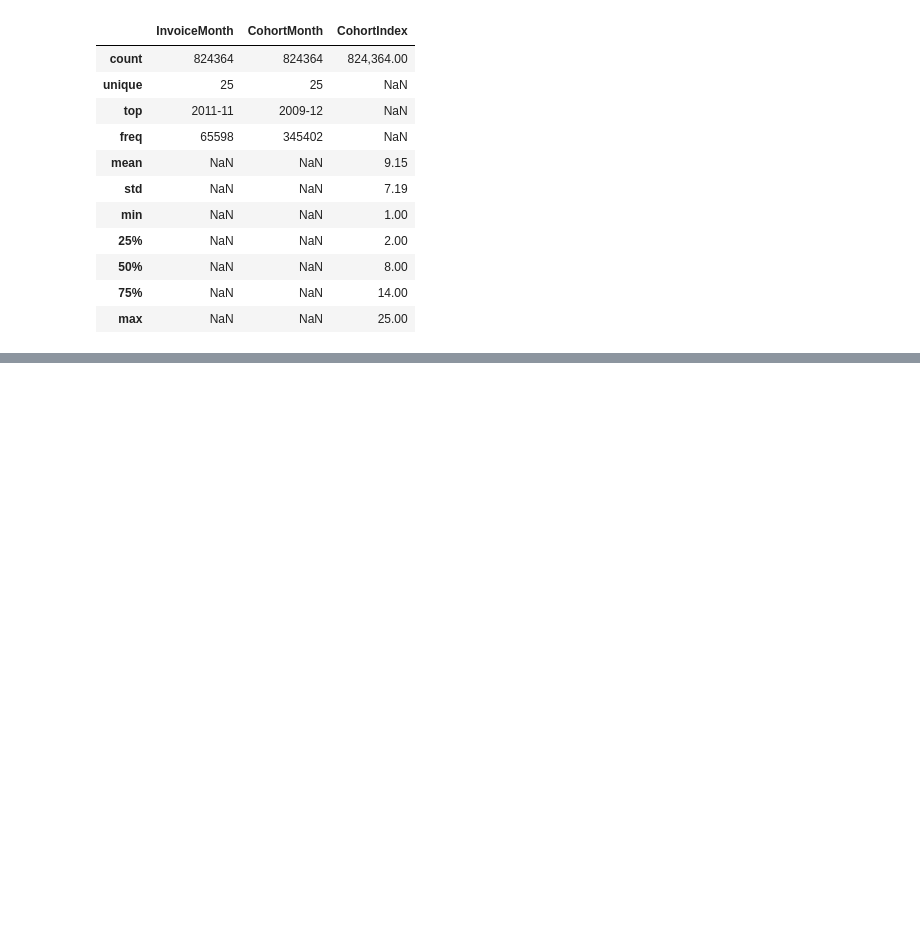
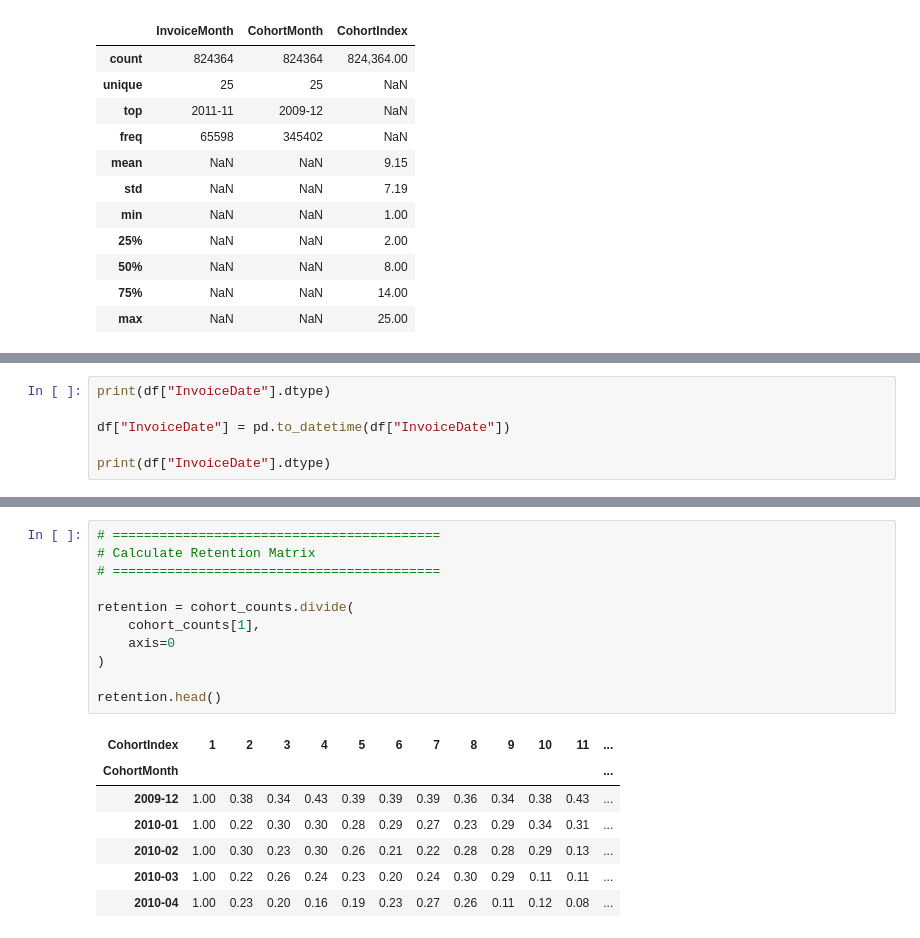
Before and after one commit to Tamoze/SaaS-ECommerce-Cohort-Retention-CLTV-Analysis, a Jupyter notebook: notebooks/02_cohort_analysis.ipynb, the cells around one changed output, grey strips where cells are left out. Drawn from its saved outputs; the diff is of its cells as text; blank space fills up the shorter version.

```diff
--- a/notebooks/02_cohort_analysis.ipynb
+++ b/notebooks/02_cohort_analysis.ipynb
@@ -233,0 +248,6 @@ Maximum Cohort Index: 25
+# %%
+print(df["InvoiceDate"].dtype)
+
+df["InvoiceDate"] = pd.to_datetime(df["InvoiceDate"])
+
+print(df["InvoiceDate"].dtype)
@@ -233,0 +483,19 @@ Maximum Cohort Index: 25
+# %%
+# ==========================================
+# Calculate Retention Matrix
+# ==========================================
+
+retention = cohort_counts.divide(
+    cohort_counts[1],
+    axis=0
+)
+
+retention.head()
+# %% [output]
+| CohortIndex | 1 | 2 | 3 | 4 | 5 | 6 | 7 | 8 | 9 | 10 | 11 | ... |
+| CohortMonth |  |  |  |  |  |  |  |  |  |  |  | ... |
+| 2009-12 | 1.00 | 0.38 | 0.34 | 0.43 | 0.39 | 0.39 | 0.39 | 0.36 | 0.34 | 0.38 | 0.43 | ... |
+| 2010-01 | 1.00 | 0.22 | 0.30 | 0.30 | 0.28 | 0.29 | 0.27 | 0.23 | 0.29 | 0.34 | 0.31 | ... |
+| 2010-02 | 1.00 | 0.30 | 0.23 | 0.30 | 0.26 | 0.21 | 0.22 | 0.28 | 0.28 | 0.29 | 0.13 | ... |
+| 2010-03 | 1.00 | 0.22 | 0.26 | 0.24 | 0.23 | 0.20 | 0.24 | 0.30 | 0.29 | 0.11 | 0.11 | ... |
+| 2010-04 | 1.00 | 0.23 | 0.20 | 0.16 | 0.19 | 0.23 | 0.27 | 0.26 | 0.11 | 0.12 | 0.08 | ... |
```
Also changed, not shown: parts of 24 cells of this notebook, 2 other files.
